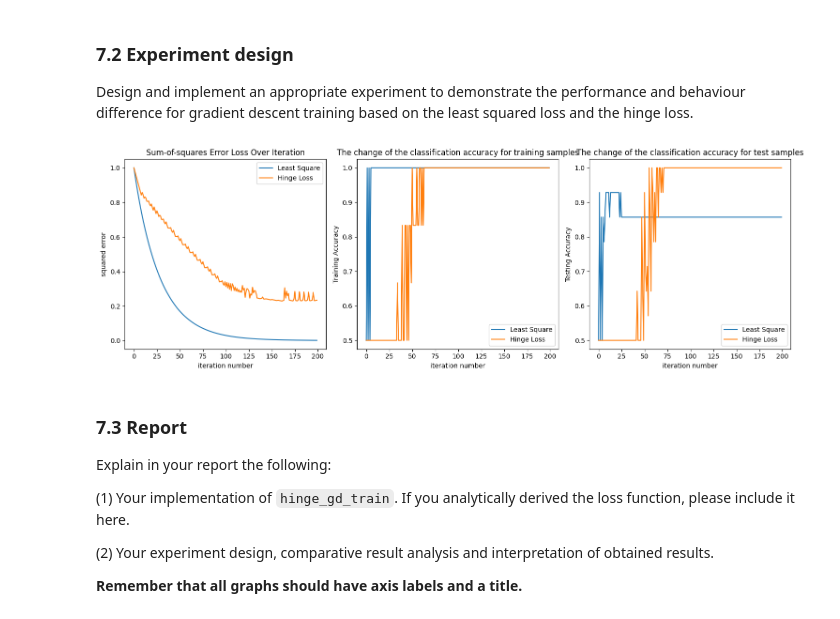
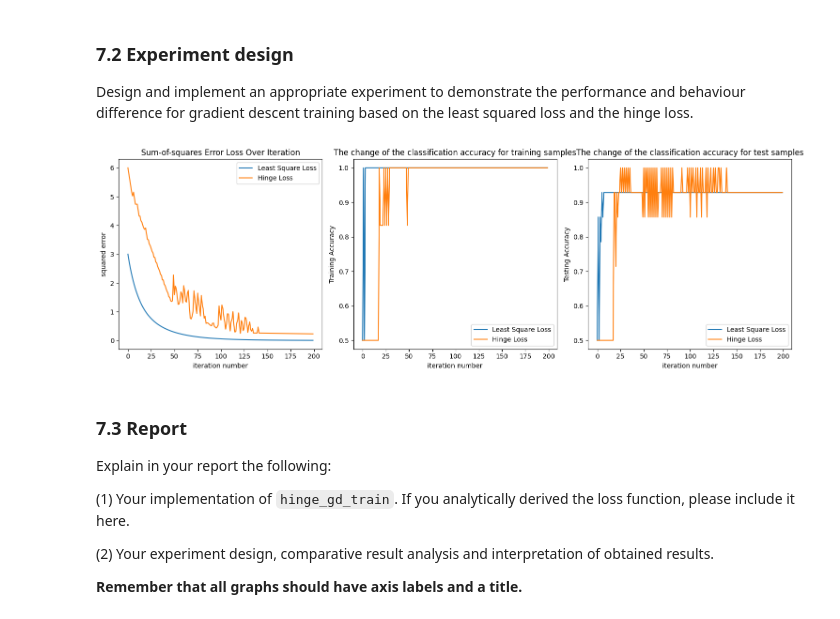
Before and after one commit to Ray7788/MachineLearning, a Jupyter notebook: Lab3_S/24112-Lab2-S-Practice2.ipynb, the cells around one changed output. Drawn from its saved outputs; the diff is of its cells as text; code cells hidden in the pictures.

```diff
--- a/Lab3_S/24112-Lab2-S-Practice2.ipynb
+++ b/Lab3_S/24112-Lab2-S-Practice2.ipynb
@@ -209,7 +209,6 @@ te_label_onehot = enc.transform(te_label_encoded.reshape(-1, 1)).toarray()
 base_set = np.arange(start=-5, stop=10, step=0.375)
 lambdas_set = [10 ** base for base in base_set]
 lambdas = np.array(lambdas_set)
-lmbd_values = lambdas
 
 # Initialize variables for k-fold cross-validation
 k = 5
@@ -218,7 +217,7 @@ best_lmbd = None
 best_acc = 0
 
 # Loop over hyperparameters and perform k-fold cross-validation to select the best one
-for lmbd in lmbd_values:
+for lmbd in lambdas:
     acc = 0
     for tr_idx, val_idx in kf.split(tr_data):
         # Split data into training and validation sets
@@ -415,7 +412,7 @@ def lls_gd_train(data, labels, N, learning_rate # Add any other arguments here i
     for i in range(N):
         # cost and gradient descent of the linear least squares model
         gd = (X_tilde.T @ X_tilde @ w) - (X_tilde.T @ y)
-        cost = np.mean(np.square((y- X_tilde @ w)))
+        cost = np.sum(np.square((y- X_tilde @ w)))/2
 
         # Weight update
         w = w - (learning_rate * gd)
@@ -458,6 +455,7 @@ def clarify_subject_1_30(data, labels, num_per_class):
 # %%
 def binary_classify(y):
     '''
+    Discriminant Function
     return: a new array where any negative labels are mapped to -1 and any non-negative labels are mapped to 1.
     '''
     return [-1 if label < 0 else 1 for label in y]
@@ -689,7 +687,6 @@ def hinge_gd_train(data, labels, learning_rate, N, C):
     cost_all = []
 
     derivative = -y * X_tilde.T
-
     # GD update of weights
     for i in range(N):
         # raw predictions
@@ -703,7 +700,7 @@ def hinge_gd_train(data, labels, learning_rate, N, C):
         gradient = C * np.sum(np.where(y*temp < 1, derivative, 0), axis=1) + w
 
         # Calculate the cost with regularization
-        cost = C * np.mean(np.where(y*temp < 1, 1-(y*temp), 0)) + 0.5 * (w.T @ w)
+        cost = C * np.sum(np.where(y*temp < 1, 1-(y*temp), 0)) + 0.5 * (w.T @ w)
 
         # Weight update
         w = w - learning_rate * gradient
@@ -720,11 +717,11 @@ def hinge_gd_train(data, labels, learning_rate, N, C):
 Design and implement an appropriate experiment to demonstrate the performance and behaviour difference for gradient descent training based on the least squared loss and the hinge loss.
 # %%
 tr_data_hinge, tr_label_hinge, te_data_hinge, te_label_hinge = clarify_subject_1_30(data, labels, 3)
-cost_all_hinge, w_all_hinge = hinge_gd_train(tr_data_hinge, tr_label_hinge, 0.0005, 200, 1)
+cost_all_hinge, w_all_hinge = hinge_gd_train(tr_data_hinge, tr_label_hinge, 0.001, 200, 1)
 accuracyListHingeTrain, accuracyListHingeTest = accuracy_pro(w_all_hinge, tr_data_hinge, tr_label_hinge, te_data_hinge, te_label_hinge)
-plot_maker(A="Least Square", B="Hinge Loss", cost_allA=cost_all, accLstTestA=accuracyListGdTest, accLstTrainA=accuracyListGdTrain, cost_allB=cost_all_hinge, accLstTrainB=accuracyListHingeTrain,accLstTestB=accuracyListHingeTest)
+plot_maker(A="Least Square Loss", B="Hinge Loss", cost_allA=cost_all, accLstTestA=accuracyListGdTest, accLstTrainA=accuracyListGdTrain, cost_allB=cost_all_hinge, accLstTrainB=accuracyListHingeTrain,accLstTestB=accuracyListHingeTest)
 # %% [output]
-[figure, old version]
+[figure, new version]
 # %% [markdown]
 ### 7.3 Report
 
```
Also changed, not shown: parts of 10 cells of this notebook.
